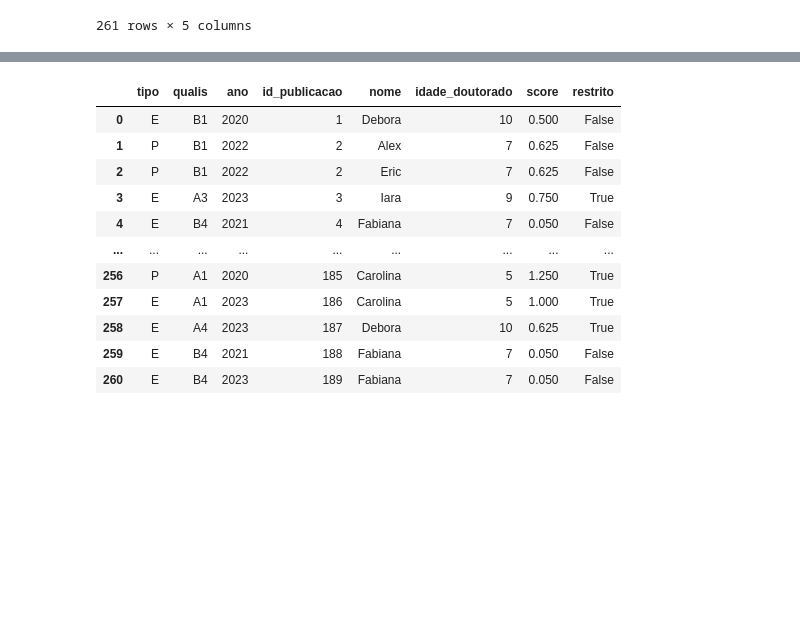
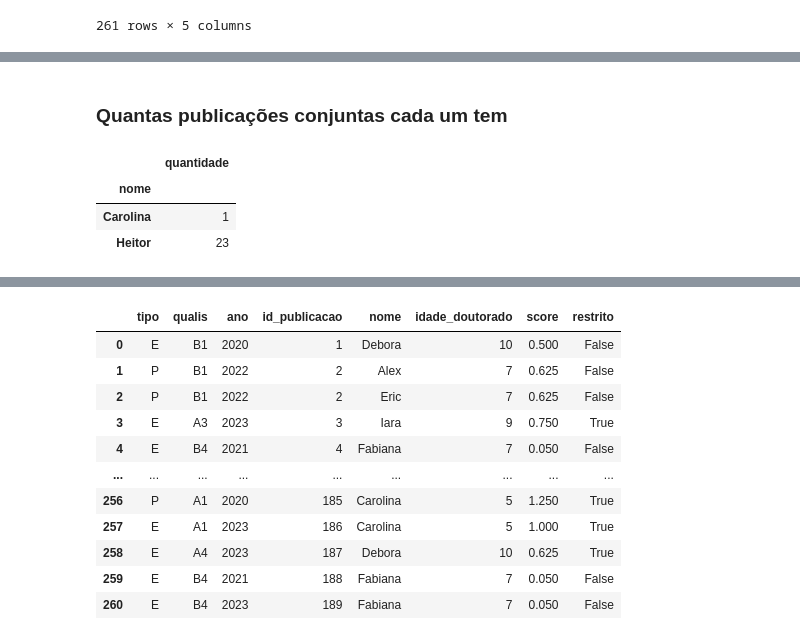
Before and after one commit to Draylon/ppgca_cd_debate, a Jupyter notebook: score_geral.ipynb, the cells around one changed output, grey strips where cells are left out. Cells and saved outputs as stored; diff of their text form; code cells hidden in the pictures; blank space fills up the shorter version.

```diff
--- a/score_geral.ipynb
+++ b/score_geral.ipynb
@@ -177,0 +163,2 @@ all_merge = all_merge.merge(qualis,left_on=['qualis','tipo'],right_on=['qualis',
+# %% [markdown]
+### Quantas publicações conjuntas cada um tem
@@ -177,0 +175,15 @@ all_merge = all_merge.merge(qualis,left_on=['qualis','tipo'],right_on=['qualis',
+# %%
+pubs1 = autor[autor['id_autor'].isin([3,8])]['id_publicacao']
+asd = autor[autor['id_publicacao'].isin(pubs1)].groupby('id_publicacao').count() # contagem de autores por publicacao
+pubs_em_conjunto = asd[asd['id_autor'] > 1].sort_values(by='id_autor').index
+
+count_por_autor = autor[(autor['id_autor'].isin([3,8])) & (autor['id_publicacao'].isin(pubs_em_conjunto))].sort_values(by='id_autor').groupby('id_autor').count()
+count_por_autor.merge(docente[['id','nome']],left_on='id_autor',right_on='id',how='left').set_index('nome').rename(columns={"id_publicacao": "quantidade"}).drop('id',axis=1)
+#asd = autor.loc[autor['id_publicacao'].isin(pubs1)]
+#asd = asd.groupby('id_publicacao').count()
+#asd[asd['id_autor'] > 1]
+# %% [output]
+|  | quantidade |
+| nome |  |
+| Carolina | 1 |
+| Heitor | 23 |
```
Also changed, not shown: parts of 32 cells of this notebook.
